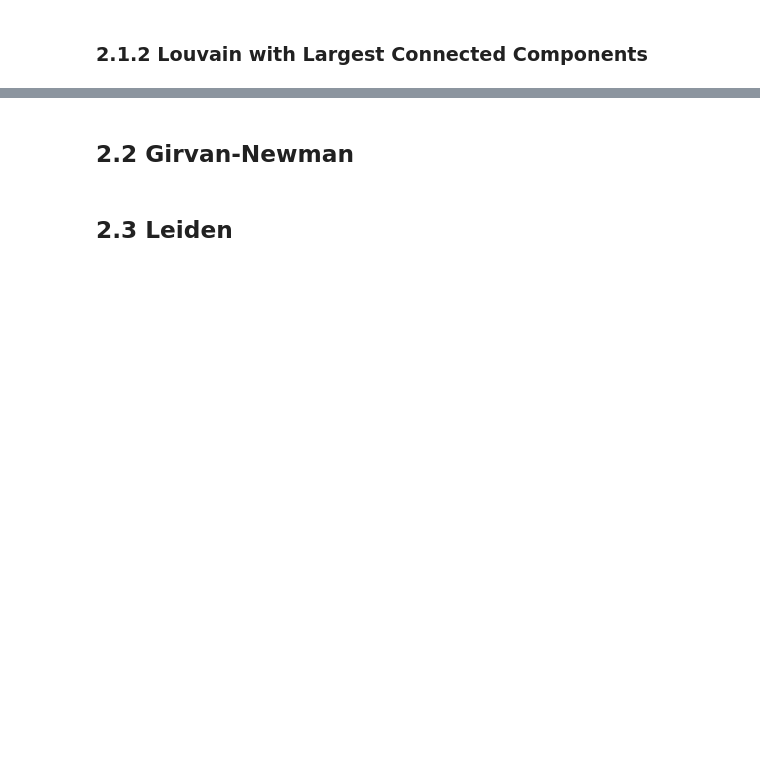
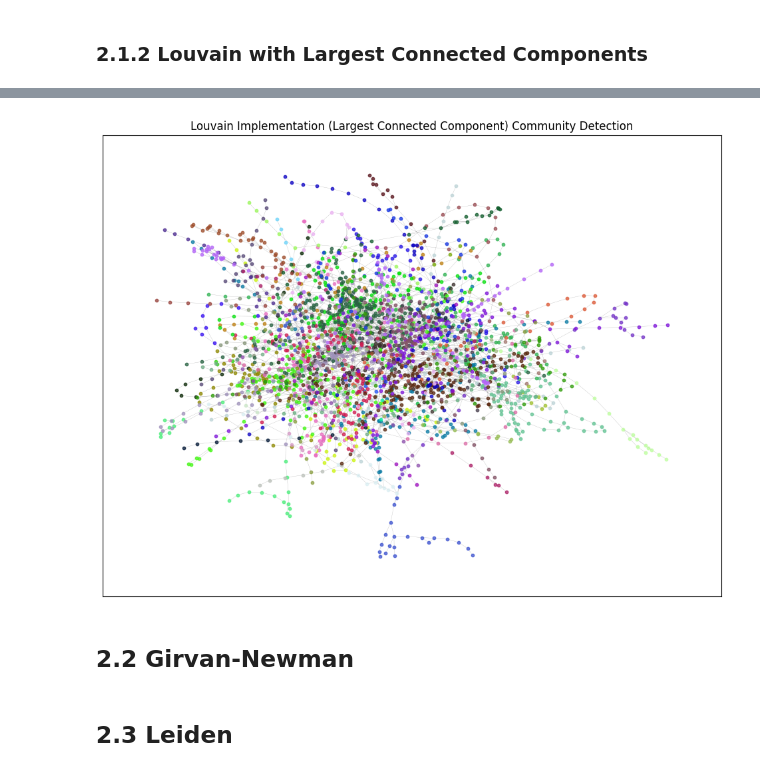
Before and after one commit to mattduerrmeier/sbb-analytics, a Jupyter notebook: community_detection.ipynb, the cells around one changed output, grey strips where cells are left out. Drawn from its saved outputs; the diff is of its cells as text; code cells hidden in the pictures; blank space fills up the shorter version.

```diff
--- a/community_detection.ipynb
+++ b/community_detection.ipynb
@@ -102,3 +93,7 @@ TODO: @Christian add our Louvain implementation
+# %%
+plot_communities(G_lcc, louvain_imp, "Louvain Implementation (Largest Connected Component)")
+# %% [output]
+[figure, added]
 # %% [markdown]
 ## 2.2 Girvan-Newman
 # %%
```
Also changed, not shown: parts of 19 cells of this notebook, 7 other files.
